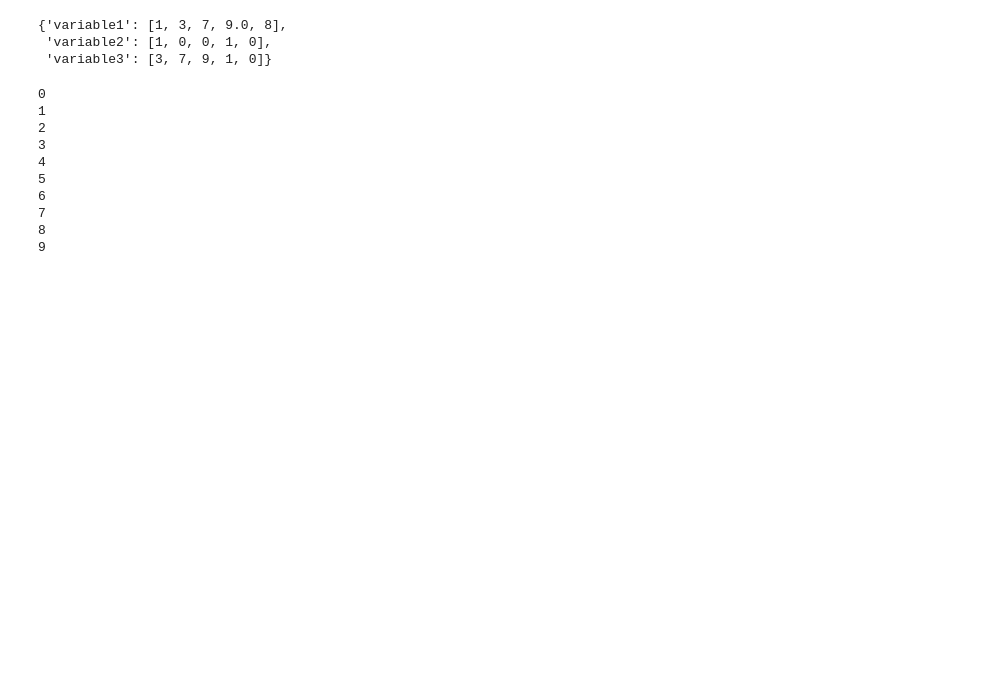
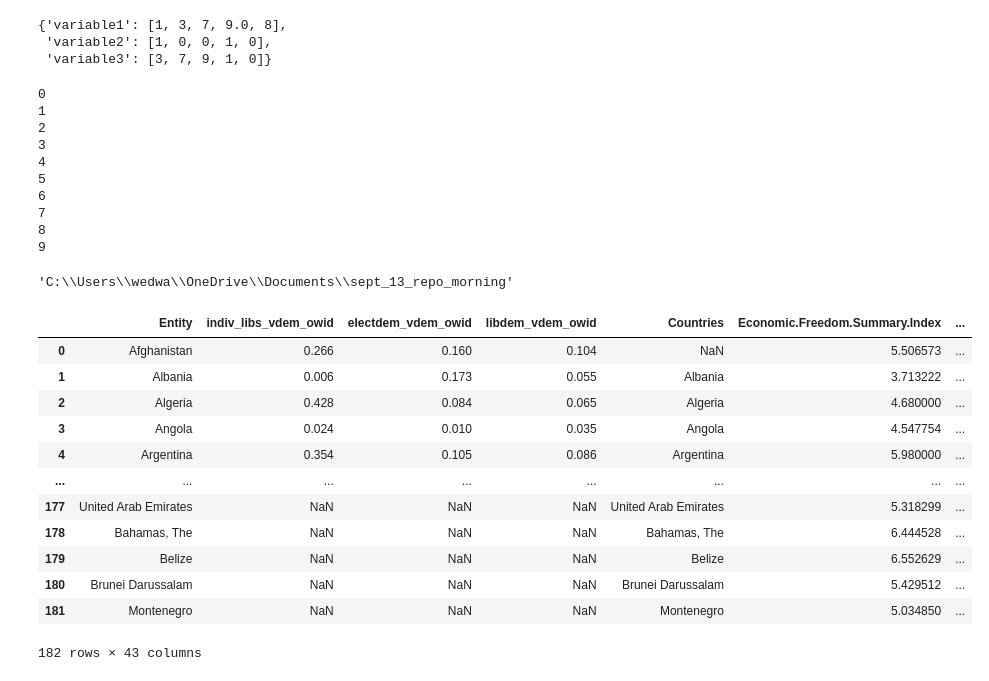
Before and after one commit to tomwillcode/sept_13_repo_morning, a Jupyter notebook: day_1_notebook.ipynb, the cells around one changed output. Drawn from its saved outputs; the diff is of its cells as text; code cells hidden in the pictures; blank space fills up the shorter version.

```diff
--- a/day_1_notebook.ipynb
+++ b/day_1_notebook.ipynb
@@ -185,3 +185,7 @@ while tracker <= :
 7
 8
 9
+# %%
+pwd
+# %% [output]
+'C:\\Users\\wedwa\\OneDrive\\Documents\\sept_13_repo_morning'
@@ -187,0 +196,18 @@ while tracker <= :
+# %%
+today_data = pd.read_csv('Countries_of_the_world_1970 - imputed_international_data_70 (1).csv')
+# %%
+today_data
+# %% [output]
+|  | Entity | indiv_libs_vdem_owid | electdem_vdem_owid | libdem_vdem_owid | Countries | Economic.Freedom.Summary.Index | ... |
+| 0 | Afghanistan | 0.266 | 0.160 | 0.104 | NaN | 5.506573 | ... |
+| 1 | Albania | 0.006 | 0.173 | 0.055 | Albania | 3.713222 | ... |
+| 2 | Algeria | 0.428 | 0.084 | 0.065 | Algeria | 4.680000 | ... |
+| 3 | Angola | 0.024 | 0.010 | 0.035 | Angola | 4.547754 | ... |
+| 4 | Argentina | 0.354 | 0.105 | 0.086 | Argentina | 5.980000 | ... |
+| ... | ... | ... | ... | ... | ... | ... | ... |
+| 177 | United Arab Emirates | NaN | NaN | NaN | United Arab Emirates | 5.318299 | ... |
+| 178 | Bahamas, The | NaN | NaN | NaN | Bahamas, The | 6.444528 | ... |
+| 179 | Belize | NaN | NaN | NaN | Belize | 6.552629 | ... |
+| 180 | Brunei Darussalam | NaN | NaN | NaN | Brunei Darussalam | 5.429512 | ... |
+| 181 | Montenegro | NaN | NaN | NaN | Montenegro | 5.034850 | ... |
+182 rows × 43 columns
```
Also changed, not shown: parts of 11 cells of this notebook, 3 other files.
